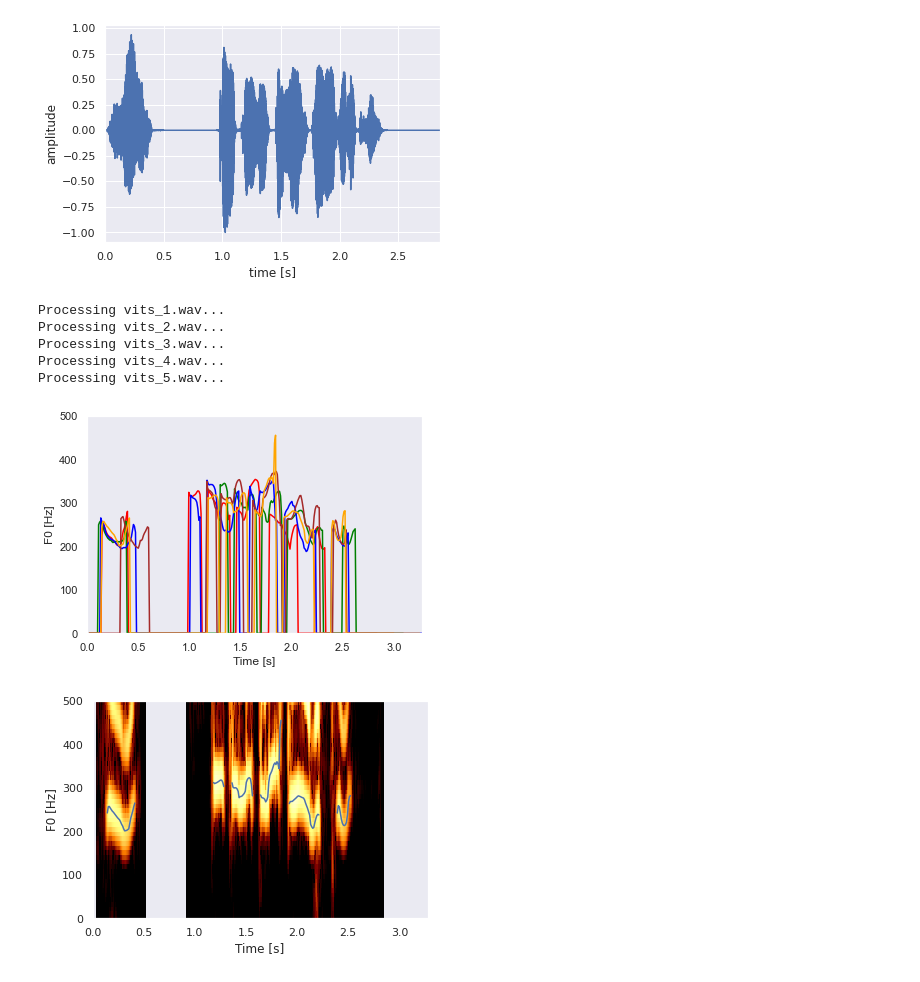
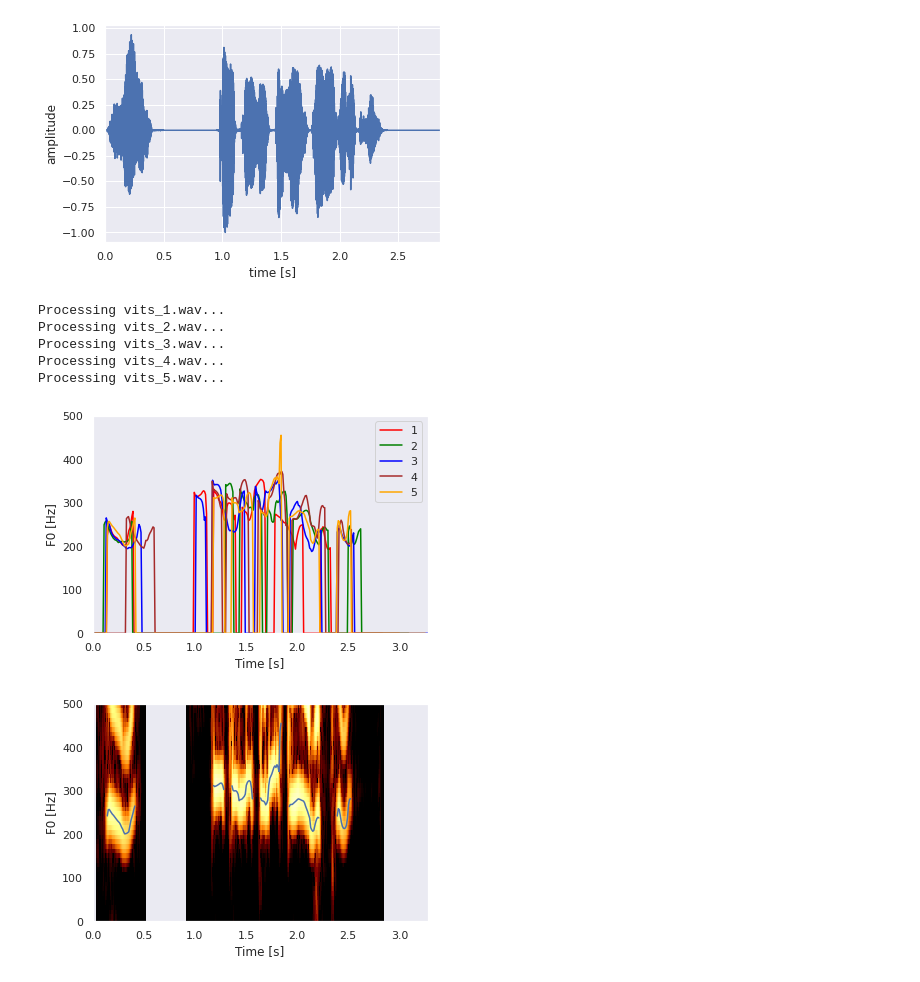
Before and after one commit to arif334/notebooks, a Jupyter notebook: f0-contour/f0-contour.ipynb, the cells around one changed output. Cells and saved outputs as stored; diff of their text form; code cells hidden in the pictures.

```diff
--- a/f0-contour/f0-contour.ipynb
+++ b/f0-contour/f0-contour.ipynb
@@ -49,31 +49,32 @@ def draw_pitch(pitch, color='b'):
 # %%
 colors = ['red', 'green', 'blue', 'brown', 'orange']
 i = 0
 plt.figure()
 for wave_file in glob.glob("*.wav"):
     print("Processing {}...".format(wave_file))
     snd = parselmouth.Sound(wave_file)
     pitch = snd.to_pitch()
     pre_emphasized_snd = snd.copy()
     pre_emphasized_snd.pre_emphasize()
     spectrogram = pre_emphasized_snd.to_spectrogram(window_length=0.03, maximum_frequency=8000)
     #intensity = pre_emphasized_snd.to_intensity()
     #plt.twinx()
     draw_pitch(pitch, colors[i])
     #draw_spectrogram(spectrogram)
     #draw_intensity(intensity, colors[i])
     plt.xlim([snd.xmin, snd.xmax])
+    plt.legend(['1', '2', '3', '4', '5'])
 
     i += 1
 plt.show()
 #plt.savefig("pitch.png")
 # %% [output]
 Processing vits_1.wav...
 Processing vits_2.wav...
 Processing vits_3.wav...
 Processing vits_4.wav...
 Processing vits_5.wav...
-[figure, old version]
+[figure, new version]
 # %%
 intensity = snd.to_intensity()
 spectrogram = snd.to_spectrogram()
```
